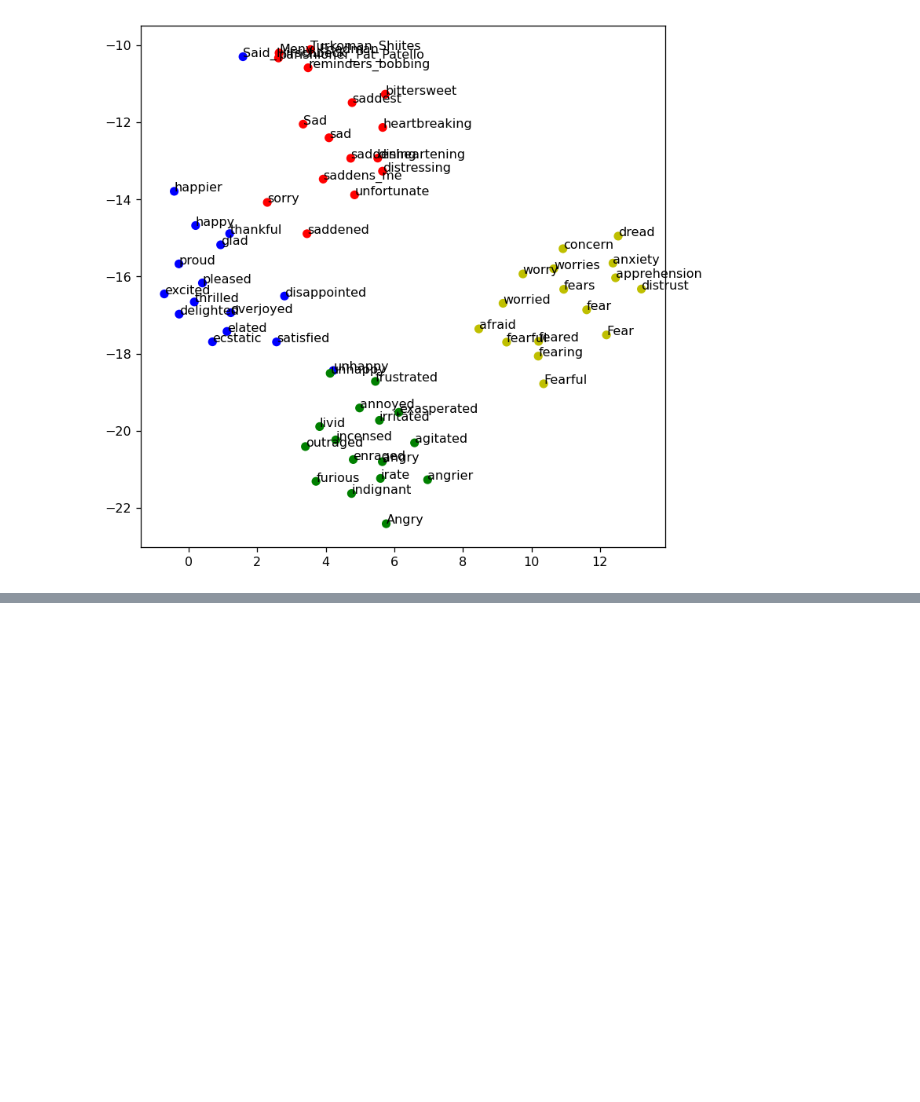
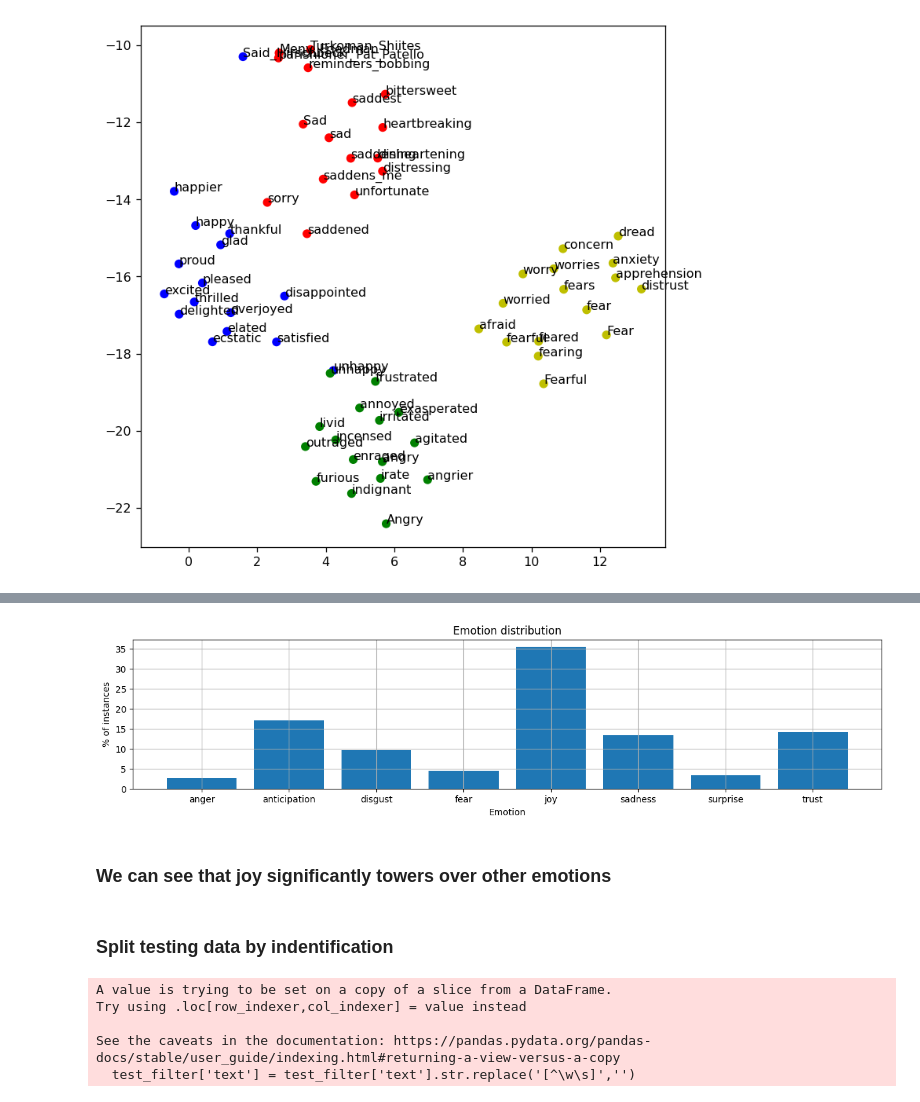
Before and after one commit to willhpkns/DM2022-Lab2-Homework, a Jupyter notebook: DM2022-Lab2-Homework.ipynb, the cells around one changed output, grey strips where cells are left out. Drawn from its saved outputs; the diff is of its cells as text; code cells hidden in the pictures; blank space fills up the shorter version.

```diff
--- a/DM2022-Lab2-Homework.ipynb
+++ b/DM2022-Lab2-Homework.ipynb
@@ -1308,0 +1358,4 @@ plt.show()
+# %%
+#Normalize semi-structured JSON data into a flat table.
+from pandas.io.json import json_normalize
+data = pd.json_normalize(tweets_data._source)
@@ -1308,0 +1378,19 @@ plt.show()
+# %%
+#Assigning column names to the data dataframe
+data.columns = ['hashtags','id','text']
+
+
+#Assigning column names to the emotion dataframe
+emotion.columns = ['id','emotion']
+
+
+#Assigning column names to the data_identification
+data_identification.columns = ['id','identification']
+
+
+
+#Merging data and emotion according to id
+df = pd.merge(data, emotion, on='id')
+
+#Merging df and data_id according to id
+train_df = pd.merge(df, data_identification, on='id')
@@ -1308,0 +1416,27 @@ plt.show()
+# %%
+%matplotlib inline
+import numpy as np
+import matplotlib.pyplot as plt
+
+# the histogram of the data
+labels = train_df['emotion'].unique()
+post_total = len(train_df)
+df1 = train_df.groupby(['emotion']).count()['text']
+df1 = df1.apply(lambda x: round(x*100/post_total,3))
+
+#plot
+fig, ax = plt.subplots(figsize=(15,3))
+plt.bar(df1.index,df1.values)
+
+#arrange
+plt.ylabel('% of instances')
+plt.xlabel('Emotion')
+plt.title('Emotion distribution')
+plt.grid(True)
+plt.show()
+# %% [output]
+[figure, added]
+# %% [markdown]
+###  **We can see that joy significantly towers over other emotions**
+# %% [markdown]
+### Split testing data by indentification
@@ -1308,0 +1454,18 @@ plt.show()
+# %%
+#now filtering out the special characters
+test_filter['text'] = test_filter['text'].str.replace('[^\w\s]','')
+train_df['text'] = train_df['text'].str.replace('[^\w\s]','')
+
+#combining the text and hashtags before tokenizing
+combined_train = train_df[['text','hashtags']].astype(str).apply('-'.join, axis=1)
+combined_test = test_filter[['text','hashtags']].astype(str).apply('-'.join, axis=1)
+
+#making everything lowercase (didn't help with final score it seemed)
+combined_test = combined_test.apply(lambda x: x.lower())
+combined_train = combined_train.apply(lambda x: x.lower())
+# %% [output]
+A value is trying to be set on a copy of a slice from a DataFrame.
+Try using .loc[row_indexer,col_indexer] = value instead
+
+See the caveats in the documentation: https://pandas.pydata.org/pandas-docs/stable/user_guide/indexing.html#returning-a-view-versus-a-copy
+  test_filter['text'] = test_filter['text'].str.replace('[^\w\s]','')
```
Also changed, not shown: parts of 24 cells of this notebook.
